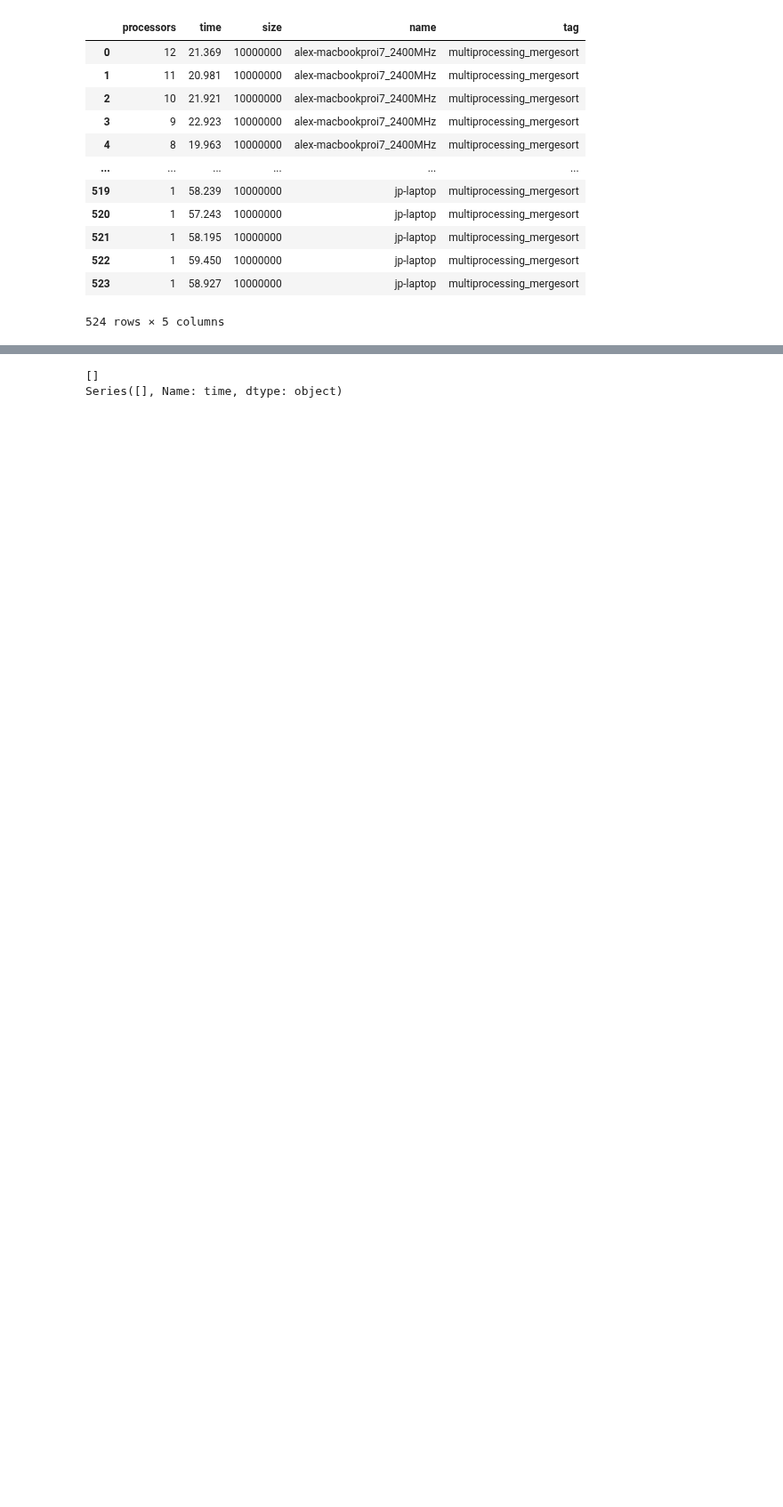
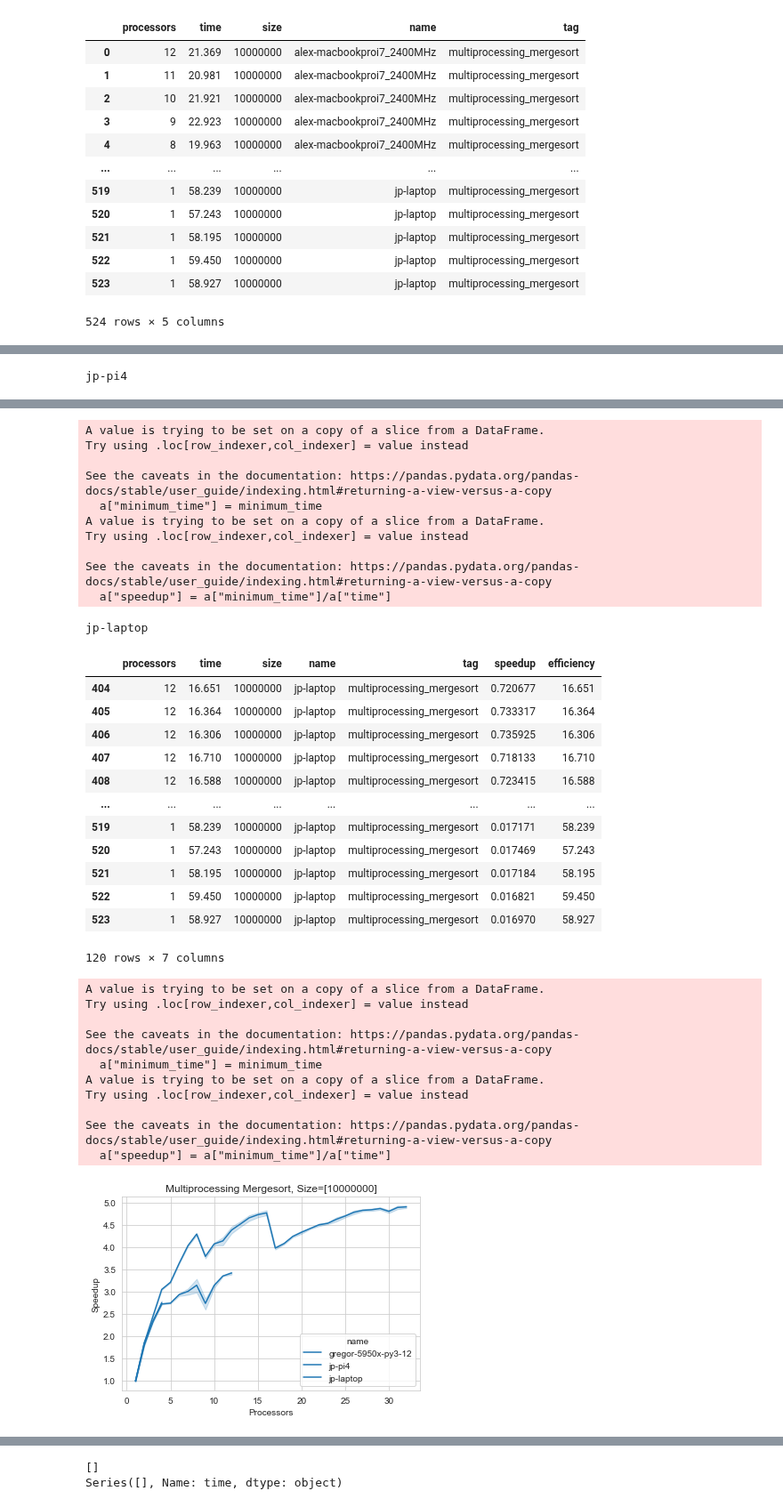
Before and after one commit to cloudmesh/cloudmesh-mpi, a Jupyter notebook: examples/sort/anaylyse-benchmark.ipynb, the cells around one changed output, grey strips where cells are left out. Shown at 89% size. Drawn from its saved outputs; the diff is of its cells as text; code cells hidden in the pictures; blank space fills up the shorter version.

Commit message:
add speedup and efficiency

```diff
--- a/examples/sort/anaylyse-benchmark.ipynb
+++ b/examples/sort/anaylyse-benchmark.ipynb
@@ -117,3 +117,8 @@ df
 # then the df has just as the original df a range of efficiencies and speedups, e.g. a band
 
 #technicalle ye can do the average, but may be easier to jsut do the band and not worry about average as the plot does it.
+# %%
+
+df["speedup"] = df["processors"]/df["time"]
+df["efficiency"] = df["time"]
+df
@@ -119,0 +139,16 @@ df
+# %%
+color = ["red", "green", "blue"]
+files = ["gregor-5950x-py3-12", "jp-pi4", "jp-laptop"]
+counter = 0
+for name in files:
+    print(name)
+    a = df[df["name"] == name]
+    minimum_processor = a[a["processors"] == 1]
+    display(a)
+    minimum_time = min(minimum_processor["time"])
+    a["minimum_time"] = minimum_time
+    a["speedup"] = a["minimum_time"]/a["time"]
+    plot_benchmark_by_size(a, size, "multiprocessing_mergesort", files, y="speedup", color=color[counter])
+    counter+=1
+plt.show()
+# %% [output]
@@ -119,0 +179 @@ df
+jp-pi4
@@ -119,0 +197,35 @@ df
+A value is trying to be set on a copy of a slice from a DataFrame.
+Try using .loc[row_indexer,col_indexer] = value instead
+
+See the caveats in the documentation: https://pandas.pydata.org/pandas-docs/stable/user_guide/indexing.html#returning-a-view-versus-a-copy
+  a["minimum_time"] = minimum_time
+A value is trying to be set on a copy of a slice from a DataFrame.
+Try using .loc[row_indexer,col_indexer] = value instead
+
+See the caveats in the documentation: https://pandas.pydata.org/pandas-docs/stable/user_guide/indexing.html#returning-a-view-versus-a-copy
+  a["speedup"] = a["minimum_time"]/a["time"]
+jp-laptop
+|  | processors | time | size | name | tag | speedup | efficiency |
+| 404 | 12 | 16.651 | 10000000 | jp-laptop | multiprocessing_mergesort | 0.720677 | 16.651 |
+| 405 | 12 | 16.364 | 10000000 | jp-laptop | multiprocessing_mergesort | 0.733317 | 16.364 |
+| 406 | 12 | 16.306 | 10000000 | jp-laptop | multiprocessing_mergesort | 0.735925 | 16.306 |
+| 407 | 12 | 16.710 | 10000000 | jp-laptop | multiprocessing_mergesort | 0.718133 | 16.710 |
+| 408 | 12 | 16.588 | 10000000 | jp-laptop | multiprocessing_mergesort | 0.723415 | 16.588 |
+| ... | ... | ... | ... | ... | ... | ... | ... |
+| 519 | 1 | 58.239 | 10000000 | jp-laptop | multiprocessing_mergesort | 0.017171 | 58.239 |
+| 520 | 1 | 57.243 | 10000000 | jp-laptop | multiprocessing_mergesort | 0.017469 | 57.243 |
+| 521 | 1 | 58.195 | 10000000 | jp-laptop | multiprocessing_mergesort | 0.017184 | 58.195 |
+| 522 | 1 | 59.450 | 10000000 | jp-laptop | multiprocessing_mergesort | 0.016821 | 59.450 |
+| 523 | 1 | 58.927 | 10000000 | jp-laptop | multiprocessing_mergesort | 0.016970 | 58.927 |
+120 rows × 7 columns
+A value is trying to be set on a copy of a slice from a DataFrame.
+Try using .loc[row_indexer,col_indexer] = value instead
+
+See the caveats in the documentation: https://pandas.pydata.org/pandas-docs/stable/user_guide/indexing.html#returning-a-view-versus-a-copy
+  a["minimum_time"] = minimum_time
+A value is trying to be set on a copy of a slice from a DataFrame.
+Try using .loc[row_indexer,col_indexer] = value instead
+
+See the caveats in the documentation: https://pandas.pydata.org/pandas-docs/stable/user_guide/indexing.html#returning-a-view-versus-a-copy
+  a["speedup"] = a["minimum_time"]/a["time"]
+[figure, added]
```
Also changed, not shown: parts of 10 cells of this notebook.
